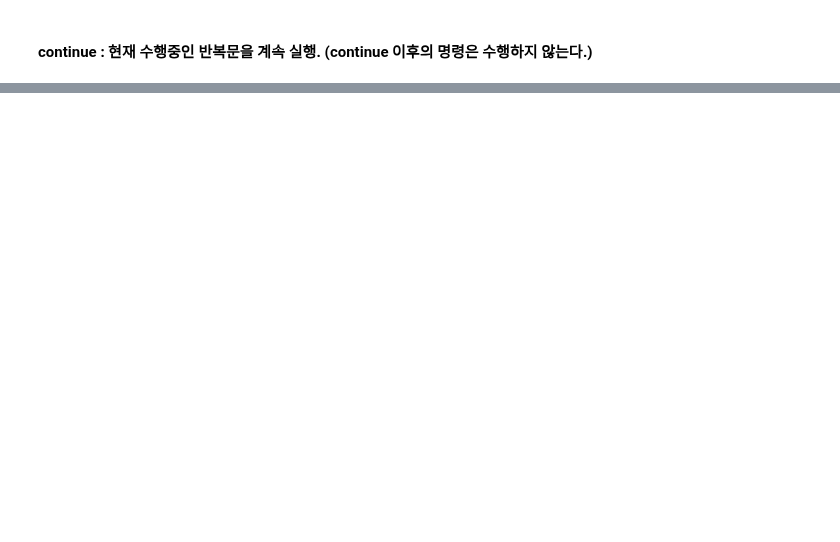
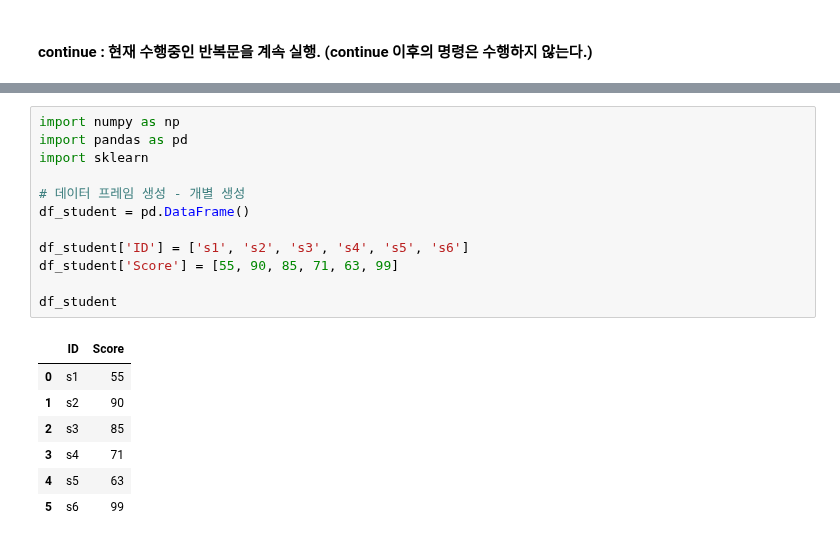
Before and after one commit to anjuiswhat/TIL, a Jupyter notebook: ADP_study/1주차과제.ipynb, the cells around one changed output, grey strips where cells are left out. Drawn from its saved outputs; the diff is of its cells as text; blank space fills up the shorter version.

```diff
--- a/ADP_study/1주차과제.ipynb
+++ b/ADP_study/1주차과제.ipynb
@@ -117,0 +151,20 @@ for i in range(1,100):
+# %%
+import numpy as np
+import pandas as pd
+import sklearn
+
+# 데이터 프레임 생성 - 개별 생성
+df_student = pd.DataFrame()
+
+df_student['ID'] = ['s1', 's2', 's3', 's4', 's5', 's6']
+df_student['Score'] = [55, 90, 85, 71, 63, 99]
+
+df_student
+# %% [output]
+|  | ID | Score |
+| 0 | s1 | 55 |
+| 1 | s2 | 90 |
+| 2 | s3 | 85 |
+| 3 | s4 | 71 |
+| 4 | s5 | 63 |
+| 5 | s6 | 99 |
```
Also changed, not shown: parts of 39 cells of this notebook.
